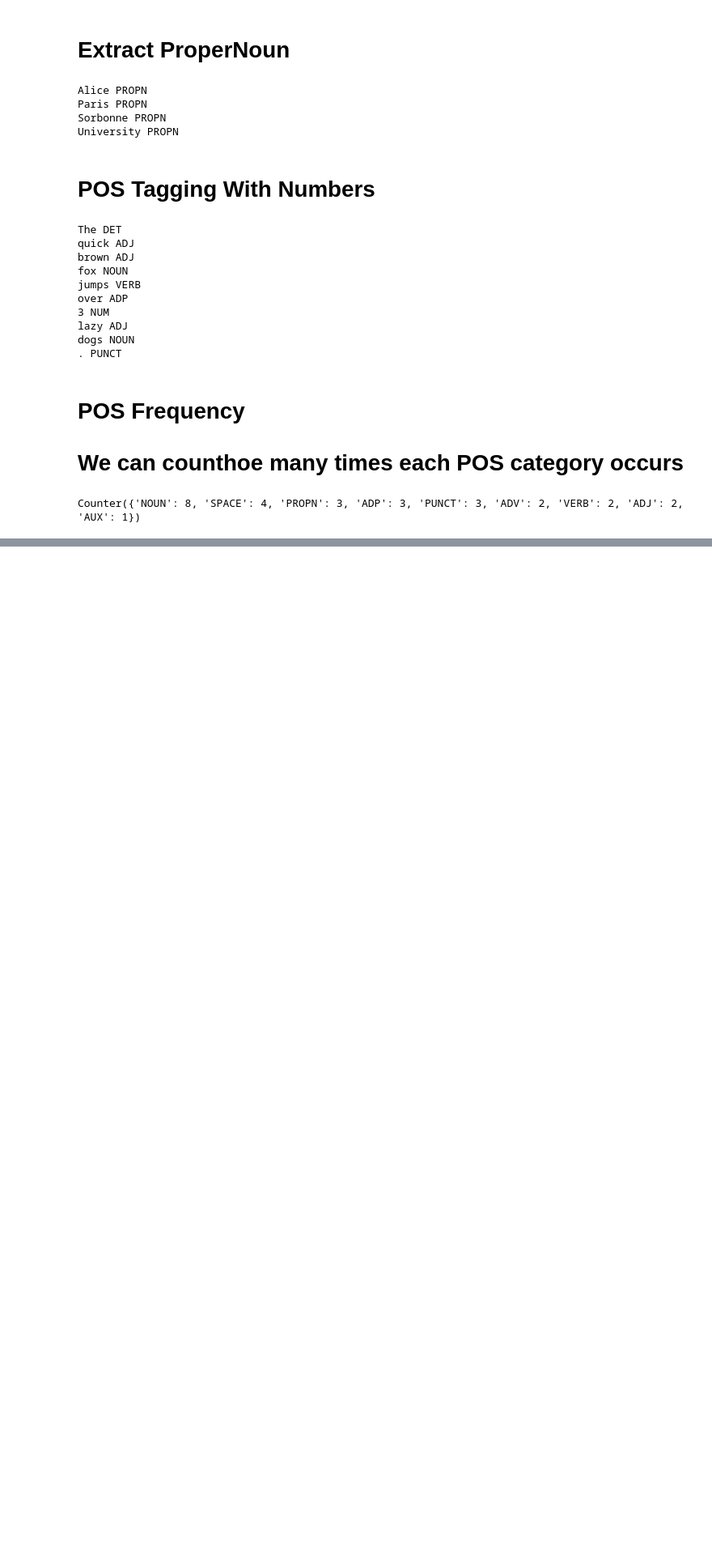
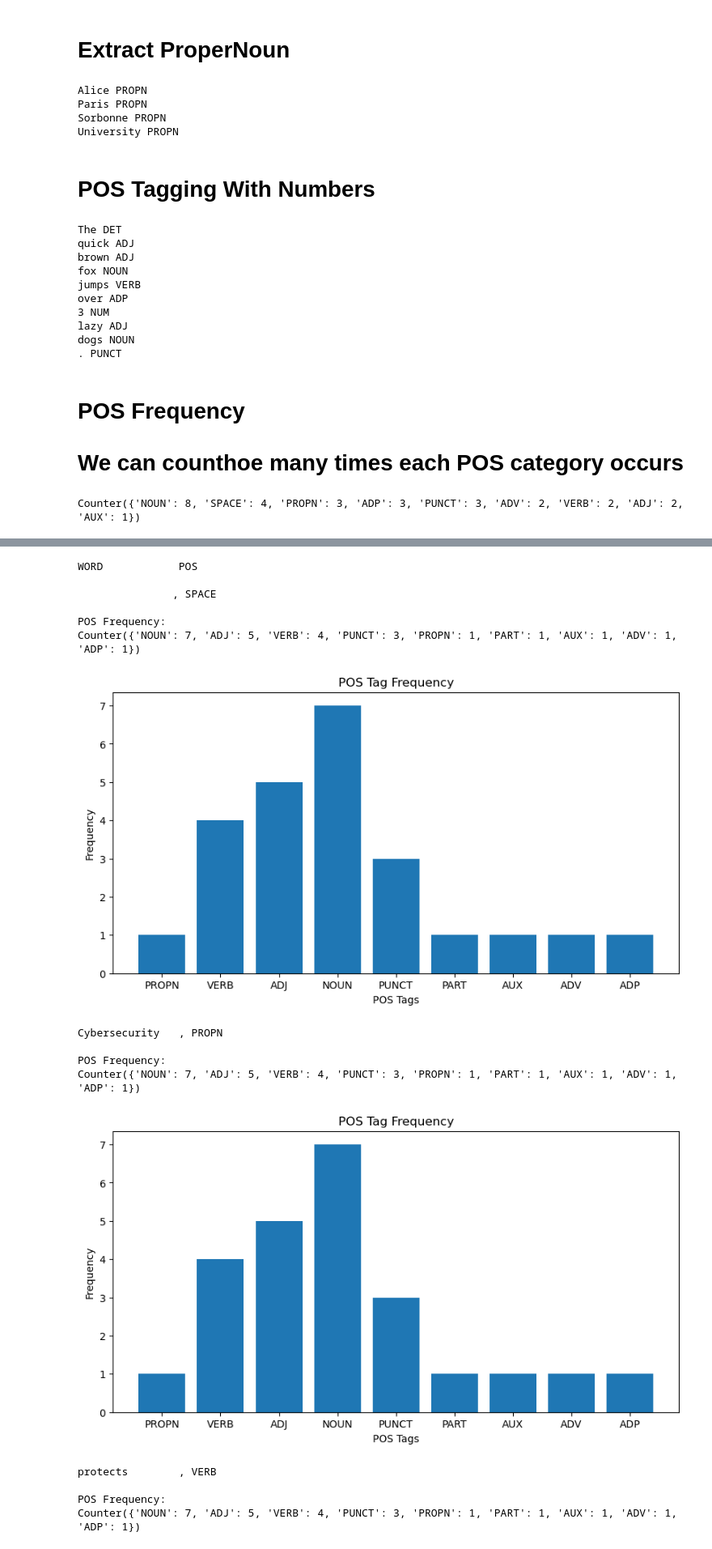
Before and after one commit to sakshibisht161/Natural-Language-Processing-, a Jupyter notebook: Part_of_Speech(POS) _Tagging.ipynb, the cells around one changed output, grey strips where cells are left out. Shown at 81% size. Saved outputs shown, nothing was run; the diff lists cells and outputs as text; code cells hidden in the pictures; blank space fills up the shorter version.

```diff
--- a/Part_of_Speech(POS) _Tagging.ipynb
+++ b/Part_of_Speech(POS) _Tagging.ipynb
@@ -113,0 +222,13 @@ Counter({'NOUN': 8, 'SPACE': 4, 'PROPN': 3, 'ADP': 3, 'PUNCT': 3, 'ADV': 2, 'VER
+# %%
+import pandas as pd
+text = "Automation streamlines repetitive tasks."
+doc = nlp(text)
+data = []
+for token in doc :
+  data.append({
+      "Word" : token.text ,
+      "POS" : token.pos_ ,
+      "Meaning" : spacy.explain(token.pos_)
+  })
+  df = pd.DataFrame(data)
+  print(df)
@@ -113,0 +258,42 @@ Counter({'NOUN': 8, 'SPACE': 4, 'PROPN': 3, 'ADP': 3, 'PUNCT': 3, 'ADV': 2, 'VER
+# %%
+import spacy
+from collections import Counter
+import matplotlib.pyplot as plt
+nlp = spacy.load("en_core_web_sm")
+text = """
+Cybersecurity protects vital digital infrastructure.
+Experts deploy robust firewalls to block unauthorized access.
+Network security is heavily prioritized in modern enterprises.
+"""
+doc = nlp(text)
+print("WORD\t\tPOS")
+for token in doc :
+  print(f"{token.text:15} , {token.pos_}")
+
+  pos_counts = Counter([token.pos_ for token in doc if not token.is_space])
+  print("\nPOS Frequency:")
+  print(pos_counts)
+
+  plt.figure(figsize = (10,5))
+  plt.bar(pos_counts.keys() , pos_counts.values())
+  plt.xlabel("POS Tags")
+  plt.ylabel("Frequency")
+  plt.title("POS Tag Frequency")
+  plt.show()
+# %% [output]
+WORD            POS
+
+               , SPACE
+
+POS Frequency:
+Counter({'NOUN': 7, 'ADJ': 5, 'VERB': 4, 'PUNCT': 3, 'PROPN': 1, 'PART': 1, 'AUX': 1, 'ADV': 1, 'ADP': 1})
+[figure, added]
+Cybersecurity   , PROPN
+
+POS Frequency:
+Counter({'NOUN': 7, 'ADJ': 5, 'VERB': 4, 'PUNCT': 3, 'PROPN': 1, 'PART': 1, 'AUX': 1, 'ADV': 1, 'ADP': 1})
+[figure, added]
+protects        , VERB
+
+POS Frequency:
+Counter({'NOUN': 7, 'ADJ': 5, 'VERB': 4, 'PUNCT': 3, 'PROPN': 1, 'PART': 1, 'AUX': 1, 'ADV': 1, 'ADP': 1})
```
Also changed, not shown: parts of 16 cells of this notebook.
